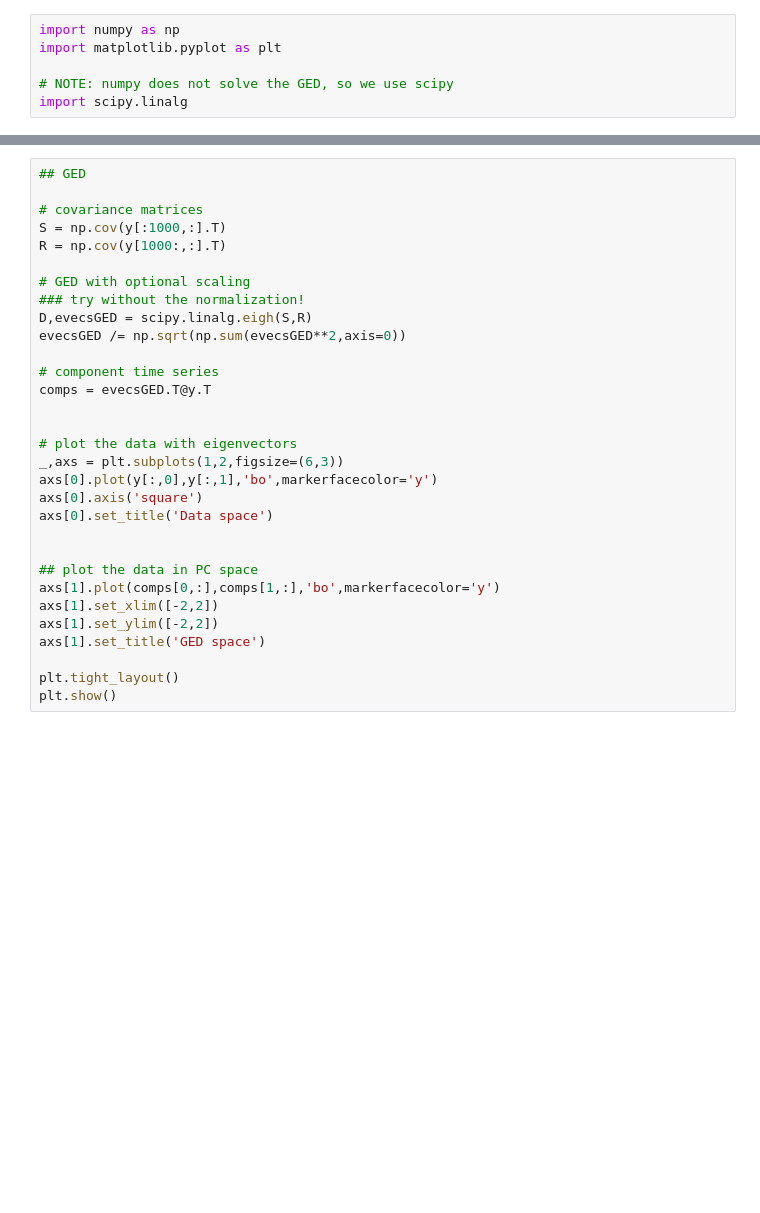
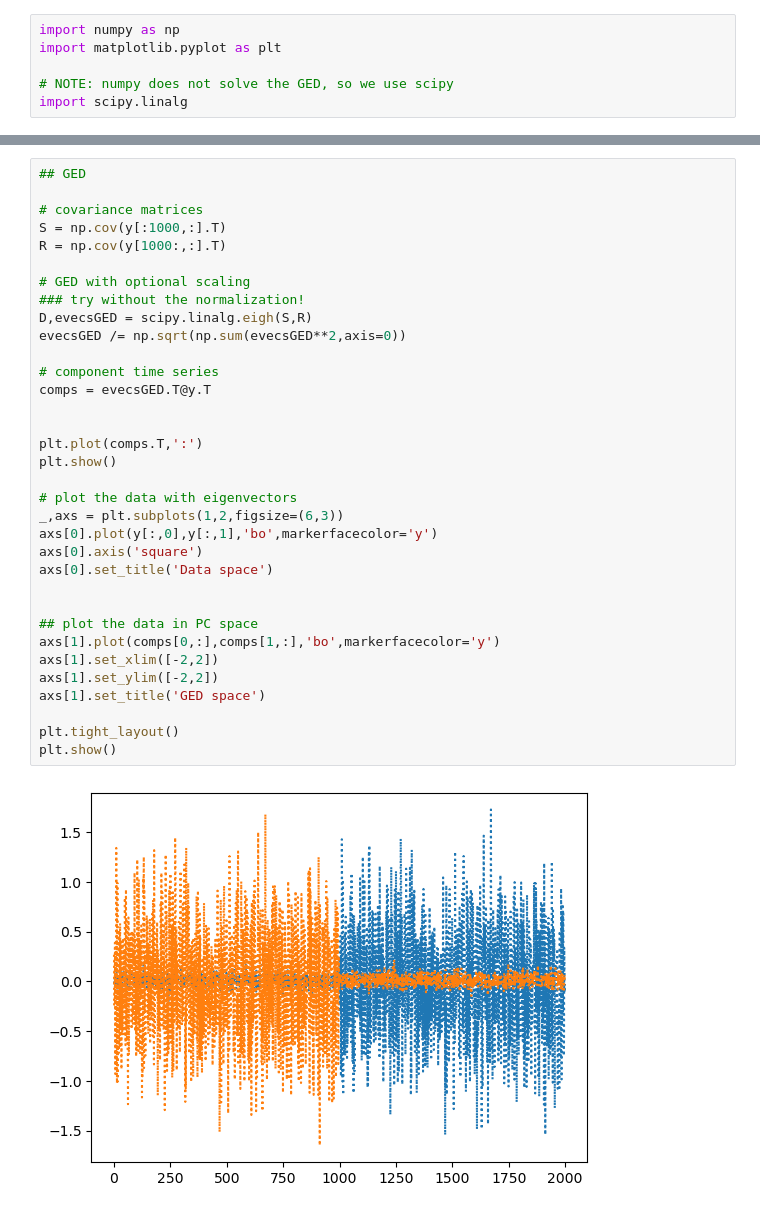
Before and after one commit to Rfsuther/PCA-multivariate-signal-processing, a Jupyter notebook: DRSS_GED_simpleexample.ipynb, the cells around one changed output, grey strips where cells are left out. Cells and saved outputs as stored; diff of their text form; blank space fills up the shorter version.

```diff
--- a/DRSS_GED_simpleexample.ipynb
+++ b/DRSS_GED_simpleexample.ipynb
@@ -62,30 +66,35 @@ plt.show()
 ## GED
 
 # covariance matrices
 S = np.cov(y[:1000,:].T)
 R = np.cov(y[1000:,:].T)
 
 # GED with optional scaling
 ### try without the normalization!
 D,evecsGED = scipy.linalg.eigh(S,R)
 evecsGED /= np.sqrt(np.sum(evecsGED**2,axis=0))
 
 # component time series
 comps = evecsGED.T@y.T
 
 
+plt.plot(comps.T,':')
+plt.show()
+
 # plot the data with eigenvectors
 _,axs = plt.subplots(1,2,figsize=(6,3))
 axs[0].plot(y[:,0],y[:,1],'bo',markerfacecolor='y')
 axs[0].axis('square')
 axs[0].set_title('Data space')
 
 
 ## plot the data in PC space
 axs[1].plot(comps[0,:],comps[1,:],'bo',markerfacecolor='y')
 axs[1].set_xlim([-2,2])
 axs[1].set_ylim([-2,2])
 axs[1].set_title('GED space')
 
 plt.tight_layout()
 plt.show()
+# %% [output]
+[figure, added]
```
Also changed, not shown: parts of 3 cells of this notebook, 10 other files.
